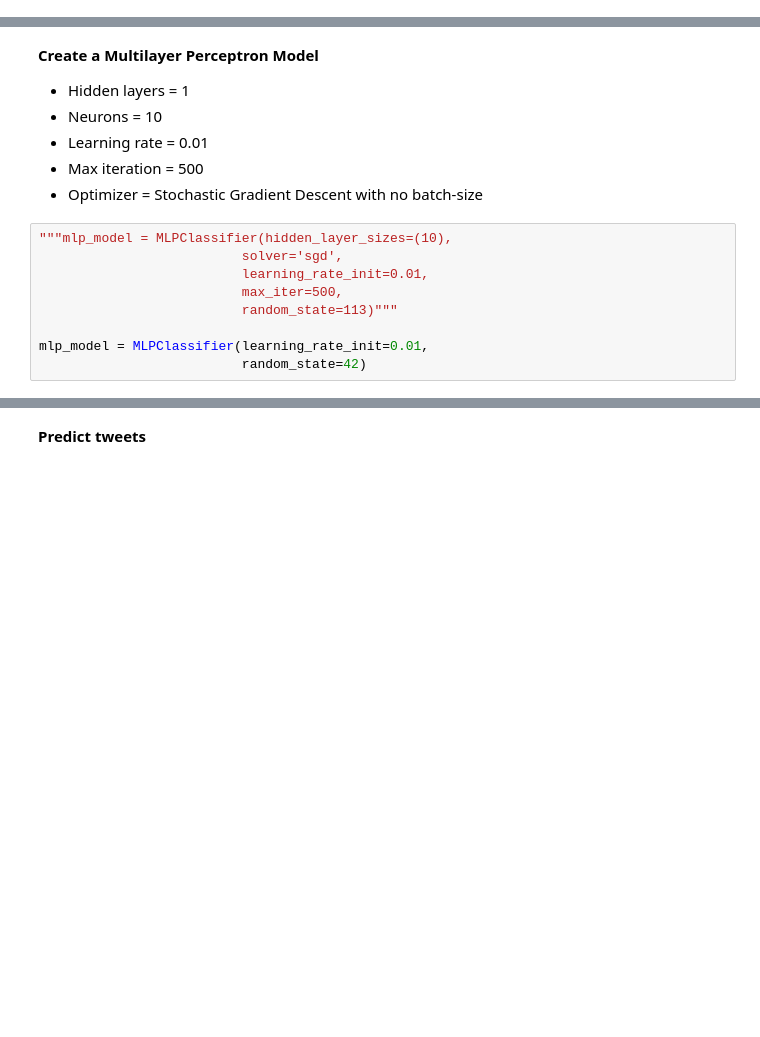
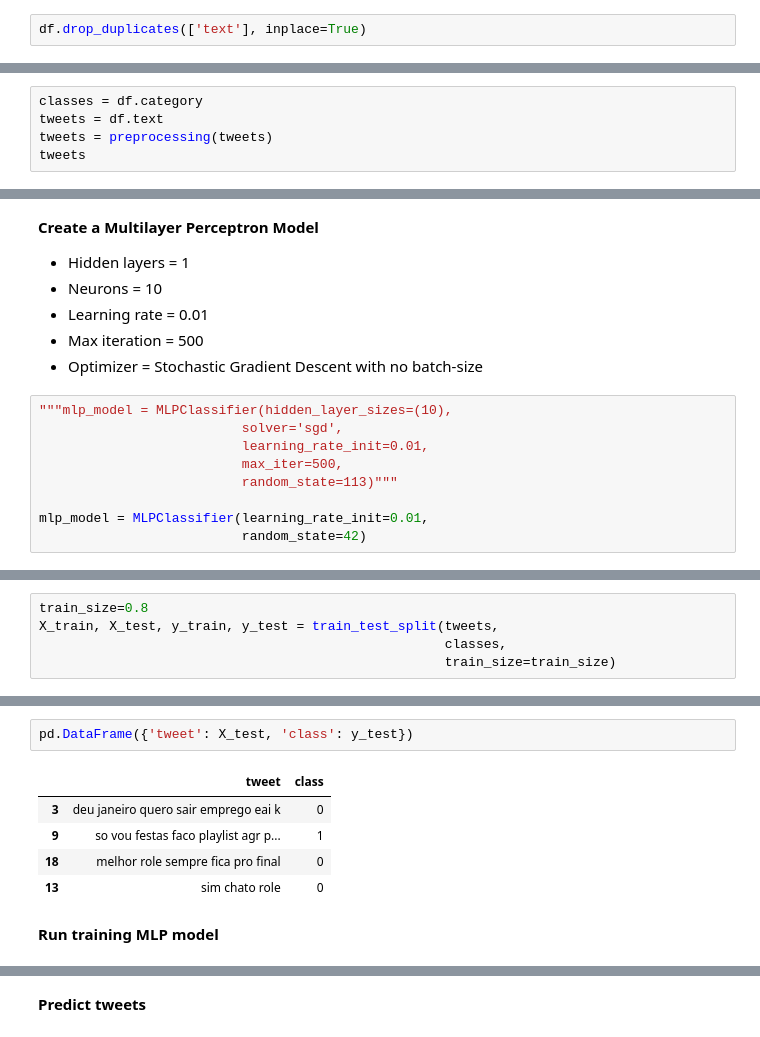
Before and after one commit to marcelobenedito/quarantine_covid19_behavior_analysis, a Jupyter notebook: quarantine_covid19_behavior_analysis.ipynb, the cells around one changed output, grey strips where cells are left out. Drawn from its saved outputs; the diff is of its cells as text; blank space fills up the shorter version.

Commit message:
Create pipeline and save model; Create model validation; Divide notebook in steps;

```diff
--- a/quarantine_covid19_behavior_analysis.ipynb
+++ b/quarantine_covid19_behavior_analysis.ipynb
@@ -160,0 +182,2 @@ df.head()
+# %%
+df.drop_duplicates(['text'], inplace=True)
@@ -176,0 +192,5 @@ preprocessed_data.head()
+# %%
+classes = df.category
+tweets = df.text
+tweets = preprocessing(tweets)
+tweets
@@ -216,0 +260,5 @@ mlp_model = MLPClassifier(learning_rate_init=0.01,
+# %%
+train_size=0.8
+X_train, X_test, y_train, y_test = train_test_split(tweets,
+                                                    classes,
+                                                    train_size=train_size)
@@ -216,0 +285,10 @@ mlp_model = MLPClassifier(learning_rate_init=0.01,
+# %%
+pd.DataFrame({'tweet': X_test, 'class': y_test})
+# %% [output]
+|  | tweet | class |
+| 3 | deu janeiro quero sair emprego eai k | 0 |
+| 9 | so vou festas faco playlist agr p... | 1 |
+| 18 | melhor role sempre fica pro final | 0 |
+| 13 | sim chato role | 0 |
+# %% [markdown]
+**Run training MLP model**
```
Also changed, not shown: parts of 51 cells of this notebook.
